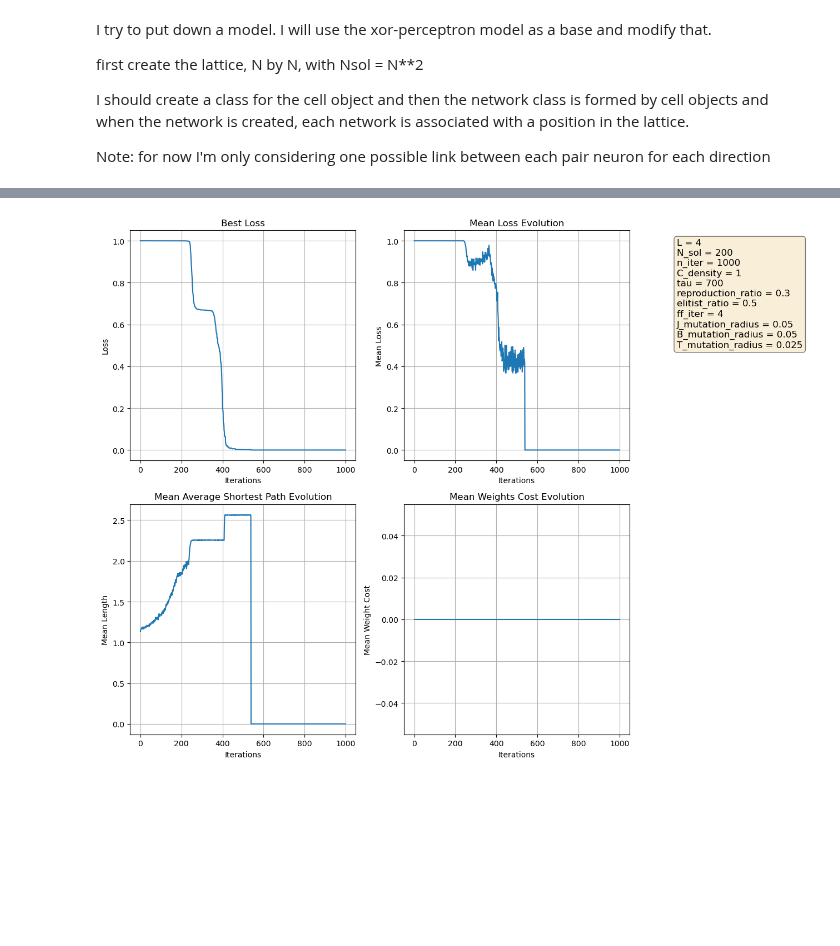
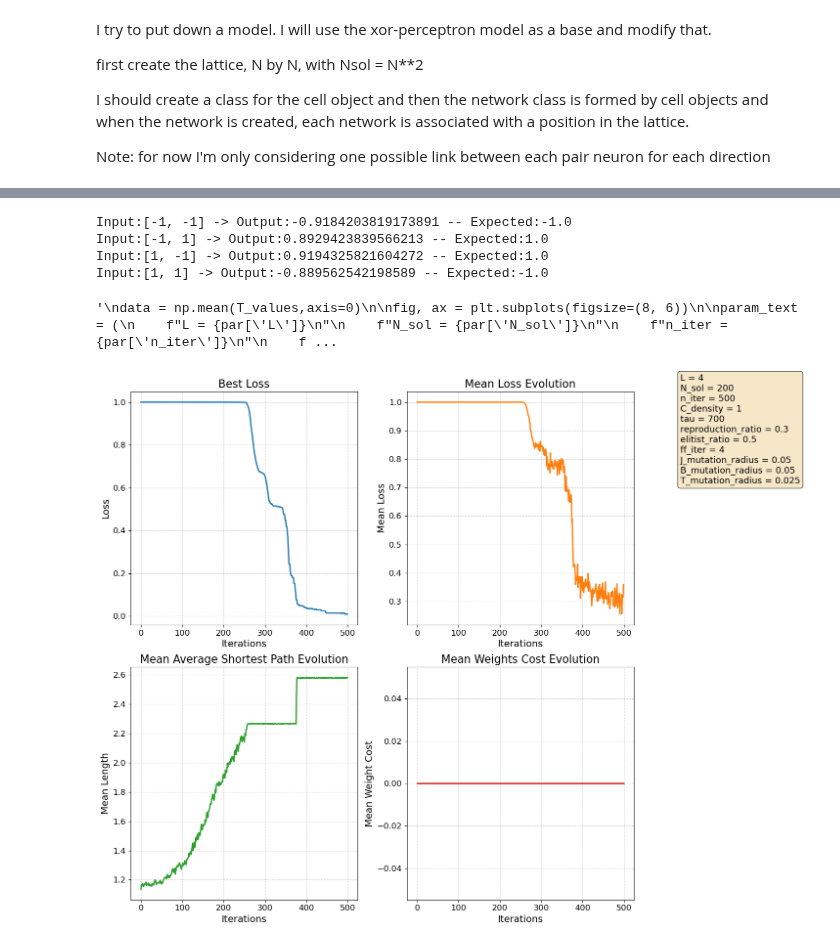
Before and after one commit to pietromalagoli/NeuronEvolution, a Jupyter notebook: main/model_ricard.ipynb, the cells around one changed output, grey strips where cells are left out. Drawn from its saved outputs; the diff is of its cells as text; code cells hidden in the pictures; blank space fills up the shorter version.

```diff
--- a/main/model_ricard.ipynb
+++ b/main/model_ricard.ipynb
@@ -38,7 +39,8 @@ par={'L': 4,                    # side length of the squared lattice
      #'x_n': np.linspace(-1,1,64),   # discretization of the input of the transfer function (last argmument
                                    # is also the maximum number of non-zero coefficients in the DFT of the
                                    # transfer function. it should be a power of 2 for best performance of fft)
-     'n_iter': 1000,                    # number of iterations of the algorithm
+     'n_iter': 500,                    # number of iterations of the algorithm
+     'early_stop_ratio': 0.9,           # ratio of solutions to have loss < 0.01 for early stop to trigger
      'N_sol': 200}                       # number of solutions (individuals, networks) considered in the simulation
 
 if par['reproduction_ratio'] + par['elitist_ratio'] > 1:
@@ -175,3 +299,13 @@ Input:[1, 1] -> Output:-0.9785244427408955 -- Expected:-1.0
+# %%
+sol = sorted(solutions, key=lambda sol: sol.loss)
+for i,input in enumerate(par['input_set']):
+    output = m.ff(input,sol[0],par,verb=0)
+    print(f'Input:{input} -> Output:{output} -- Expected:{par['target_set'][i]}')
+# %% [output]
+Input:[-1, -1] -> Output:-0.9184203819173891 -- Expected:-1.0
+Input:[-1, 1] -> Output:0.8929423839566213 -- Expected:1.0
+Input:[1, -1] -> Output:0.9194325821604272 -- Expected:1.0
+Input:[1, 1] -> Output:-0.889562542198589 -- Expected:-1.0
 # %%
 fig, ax = plt.subplots(figsize=(8, 6))
 
@@ -210,6 +344,7 @@ ani = animation.FuncAnimation(fig, animate, frames=loss_ev.shape[1], interval=50
 ani.save('plots/loss_evolution.gif', writer='pillow')
 plt.close(fig)
 # %%
+'''
 data = np.mean(T_values,axis=0)
 
 fig, ax = plt.subplots(figsize=(8, 6))
@@ -244,66 +379,72 @@ def animate(i):
     ax.set_xlim(np.min(data), np.max(data))
     ax.set_ylim(0, par['L']**2)
 
-ani = animation.FuncAnimation(fig, animate, frames=data.shape[1], interval=100)
+ani = animation.FuncAnimation(fig, animate, frames=data.shape[1], interval=50)
 
 ani.save('plots/gain_evolution.gif', writer='pillow')
 plt.close(fig)
+'''
+# %% [output]
+'\ndata = np.mean(T_values,axis=0)\n\nfig, ax = plt.subplots(figsize=(8, 6))\n\nparam_text = (\n    f"L = {par[\'L\']}\n"\n    f"N_sol = {par[\'N_sol\']}\n"\n    f"n_iter = {par[\'n_iter\']}\n"\n    f ...
 # %%
-fig, axs = plt.subplots(2, 2, figsize=(14, 10))
+fig, axs = plt.subplots(2, 2, figsize=(16, 12))
 
 # Best Loss
 best_loss = np.min(loss_ev, axis=0)
-axs[0, 0].plot(best_loss)
-axs[0, 0].set_title('Best Loss')
-axs[0, 0].set_xlabel('Iterations')
-axs[0, 0].set_ylabel('Loss')
-axs[0, 0].grid(True)
+axs[0, 0].plot(best_loss, color='tab:blue', linewidth=2)
+axs[0, 0].set_title('Best Loss', fontsize=16)
+axs[0, 0].set_xlabel('Iterations', fontsize=14)
+axs[0, 0].set_ylabel('Loss', fontsize=14)
+axs[0, 0].grid(True, linestyle='--', alpha=0.6)
+axs[0, 0].tick_params(axis='both', labelsize=12)
 
 # Mean Loss Evolution
-axs[0, 1].plot(np.arange(par['n_iter']), lmean)
-axs[0, 1].set_title('Mean Loss Evolution')
-axs[0, 1].set_xlabel('Iterations')
-axs[0, 1].set_ylabel('Mean Loss')
-#axs[0, 1].set_xscale('log')
-axs[0, 1].grid(True)
+axs[0, 1].plot(lmean, color='tab:orange', linewidth=2)
+axs[0, 1].set_title('Mean Loss Evolution', fontsize=16)
+axs[0, 1].set_xlabel('Iterations', fontsize=14)
+axs[0, 1].set_ylabel('Mean Loss', fontsize=14)
+axs[0, 1].grid(True, linestyle='--', alpha=0.6)
+axs[0, 1].tick_params(axis='both', labelsize=12)
 
 # Mean Average Shortest Path Evolution
-axs[1, 0].plot(mean_asp)
-axs[1, 0].set_title('Mean Average Shortest Path Evolution')
-axs[1, 0].set_xlabel('Iterations')
-axs[1, 0].set_ylabel('Mean Length')
-axs[1, 0].grid(True)
+axs[1, 0].plot(mean_asp, color='tab:green', linewidth=2)
+axs[1, 0].set_title('Mean Average Shortest Path Evolution', fontsize=16)
+axs[1, 0].set_xlabel('Iterations', fontsize=14)
+axs[1, 0].set_ylabel('Mean Length', fontsize=14)
+axs[1, 0].grid(True, linestyle='--', alpha=0.6)
+axs[1, 0].tick_params(axis='both', labelsize=12)
 
 # Mean Volume Evolution
-axs[1, 1].plot(mean_weight_cost)
-axs[1, 1].set_title('Mean Weights Cost Evolution')
-axs[1, 1].set_xlabel('Iterations')
-axs[1, 1].set_ylabel('Mean Weight Cost')
-#axs[1, 1].set_xscale('log')
-axs[1, 1].grid(True)
+axs[1, 1].plot(mean_weight_cost, color='tab:red', linewidth=2)
+axs[1, 1].set_title('Mean Weights Cost Evolution', fontsize=16)
+axs[1, 1].set_xlabel('Iterations', fontsize=14)
+axs[1, 1].set_ylabel('Mean Weight Cost', fontsize=14)
+axs[1, 1].grid(True, linestyle='--', alpha=0.6)
+axs[1, 1].tick_params(axis='both', labelsize=12)
 
 # Prepare parameter text
 param_text = (
     f"L = {par['L']}\n"
     f"N_sol = {par['N_sol']}\n"
     f"n_iter = {par['n_iter']}\n"
     f"C_density = {par['C_density']}\n"
     f"tau = {par['tau']}\n"
     f"reproduction_ratio = {par['reproduction_ratio']}\n"
     f"elitist_ratio = {par['elitist_ratio']}\n"
     f"ff_iter = {par['ff_iter']}\n"
     f"J_mutation_radius = {par['J_mutation_radius']}\n"
     f"B_mutation_radius = {par['B_mutation_radius']}\n"
     f"T_mutation_radius = {par['T_mutation_radius']}"
 )
 
 # Add parameter box
-fig.text(0.75, 0.95, param_text, fontsize=12, va='top', ha='left',
-         bbox=dict(boxstyle='round', facecolor='wheat', alpha=0.5))
+fig.text(0.75, 0.95, param_text, fontsize=13, va='top', ha='left',
+         bbox=dict(boxstyle='round', facecolor='wheat', alpha=0.7))
 
 plt.tight_layout(rect=[0, 0, 0.7, 1])
-plt.savefig('plots/loss.png')
+plt.subplots_adjust(top=0.92)
+plt.savefig('plots/loss.png', dpi=150)
 plt.show()
 # %% [output]
-[figure, old version]
+[figure, new version]
 # %%
```
Also changed, not shown: parts of 11 cells of this notebook, 12 other files.
